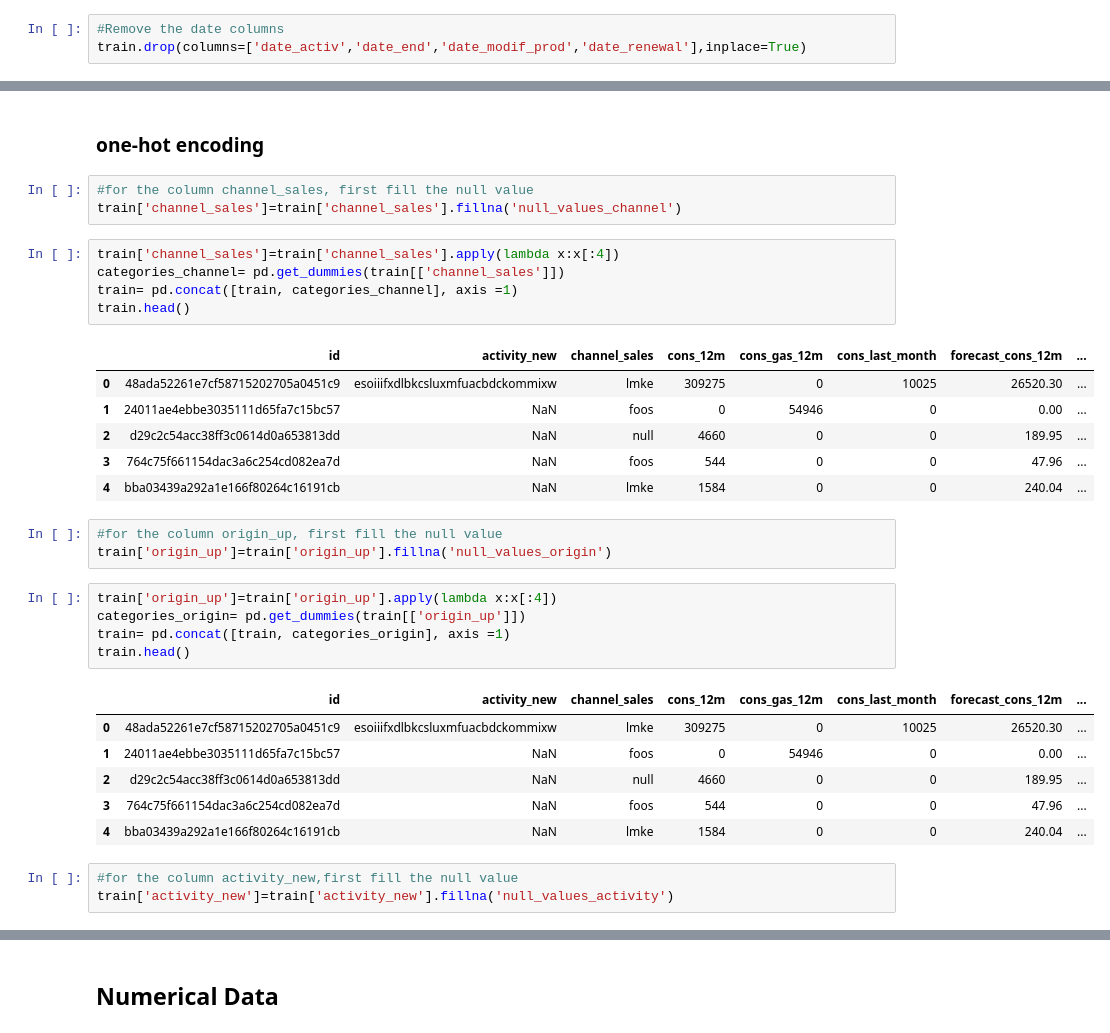
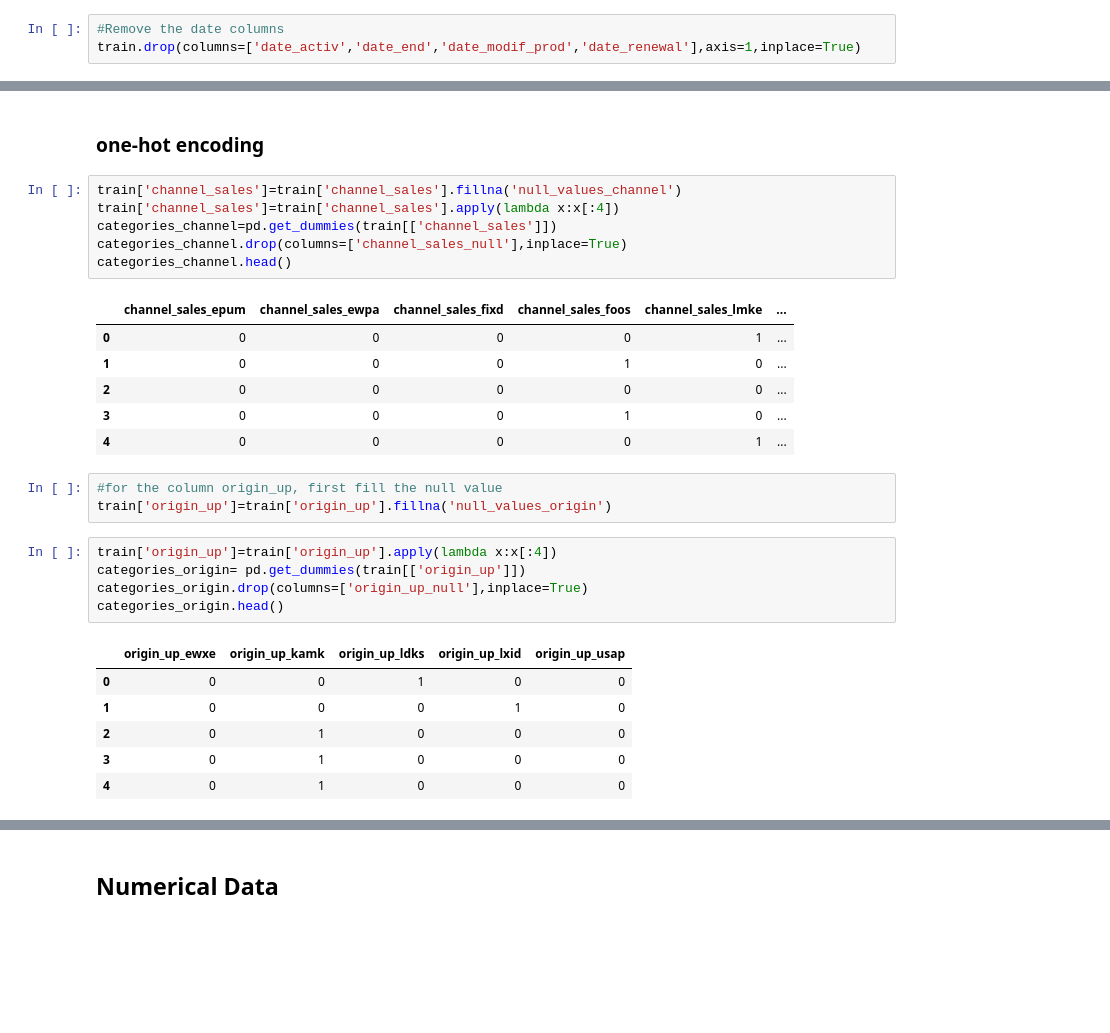
Before and after one commit to KexinYao/BCG-Data-Science-Advanced-Analytics-Virtual-Experience-Program, a Jupyter notebook: Task 3/Task 3.ipynb, the cells around one changed output, grey strips where cells are left out. Drawn from its saved outputs; the diff is of its cells as text; blank space fills up the shorter version.

```diff
--- a/Task 3/Task 3.ipynb
+++ b/Task 3/Task 3.ipynb
@@ -136,6 +135,6 @@ train.head()
 # %%
 #Remove the date columns
-train.drop(columns=['date_activ','date_end','date_modif_prod','date_renewal'],inplace=True)
+train.drop(columns=['date_activ','date_end','date_modif_prod','date_renewal'],axis=1,inplace=True)
 # %%
 train.head()
 # %% [output]
@@ -154,36 +153,31 @@ train.head()
 train['has_gas']=train['has_gas'].replace(['t','f'],[1,0])
 # %% [markdown]
 ### one-hot encoding
-# %%
-#for the column channel_sales, first fill the null value
-train['channel_sales']=train['channel_sales'].fillna('null_values_channel')
 # %%
+train['channel_sales']=train['channel_sales'].fillna('null_values_channel')
 train['channel_sales']=train['channel_sales'].apply(lambda x:x[:4])
-categories_channel= pd.get_dummies(train[['channel_sales']])
-train= pd.concat([train, categories_channel], axis =1)
-train.head()
+categories_channel=pd.get_dummies(train[['channel_sales']])
+categories_channel.drop(columns=['channel_sales_null'],inplace=True)
+categories_channel.head()
 # %% [output]
-|  | id | activity_new | channel_sales | cons_12m | cons_gas_12m | cons_last_month | forecast_cons_12m | ... |
-| 0 | 48ada52261e7cf58715202705a0451c9 | esoiiifxdlbkcsluxmfuacbdckommixw | lmke | 309275 | 0 | 10025 | 26520.30 | ... |
-| 1 | 24011ae4ebbe3035111d65fa7c15bc57 | NaN | foos | 0 | 54946 | 0 | 0.00 | ... |
-| 2 | d29c2c54acc38ff3c0614d0a653813dd | NaN | null | 4660 | 0 | 0 | 189.95 | ... |
-| 3 | 764c75f661154dac3a6c254cd082ea7d | NaN | foos | 544 | 0 | 0 | 47.96 | ... |
-| 4 | bba03439a292a1e166f80264c16191cb | NaN | lmke | 1584 | 0 | 0 | 240.04 | ... |
+|  | channel_sales_epum | channel_sales_ewpa | channel_sales_fixd | channel_sales_foos | channel_sales_lmke | ... |
+| 0 | 0 | 0 | 0 | 0 | 1 | ... |
+| 1 | 0 | 0 | 0 | 1 | 0 | ... |
+| 2 | 0 | 0 | 0 | 0 | 0 | ... |
+| 3 | 0 | 0 | 0 | 1 | 0 | ... |
+| 4 | 0 | 0 | 0 | 0 | 1 | ... |
 # %%
 #for the column origin_up, first fill the null value
 train['origin_up']=train['origin_up'].fillna('null_values_origin')
 # %%
 train['origin_up']=train['origin_up'].apply(lambda x:x[:4])
 categories_origin= pd.get_dummies(train[['origin_up']])
-train= pd.concat([train, categories_origin], axis =1)
-train.head()
+categories_origin.drop(columns=['origin_up_null'],inplace=True)
+categories_origin.head()
 # %% [output]
-|  | id | activity_new | channel_sales | cons_12m | cons_gas_12m | cons_last_month | forecast_cons_12m | ... |
-| 0 | 48ada52261e7cf58715202705a0451c9 | esoiiifxdlbkcsluxmfuacbdckommixw | lmke | 309275 | 0 | 10025 | 26520.30 | ... |
-| 1 | 24011ae4ebbe3035111d65fa7c15bc57 | NaN | foos | 0 | 54946 | 0 | 0.00 | ... |
-| 2 | d29c2c54acc38ff3c0614d0a653813dd | NaN | null | 4660 | 0 | 0 | 189.95 | ... |
-| 3 | 764c75f661154dac3a6c254cd082ea7d | NaN | foos | 544 | 0 | 0 | 47.96 | ... |
-| 4 | bba03439a292a1e166f80264c16191cb | NaN | lmke | 1584 | 0 | 0 | 240.04 | ... |
+|  | origin_up_ewxe | origin_up_kamk | origin_up_ldks | origin_up_lxid | origin_up_usap |
+| 0 | 0 | 0 | 1 | 0 | 0 |
+| 1 | 0 | 0 | 0 | 1 | 0 |
+| 2 | 0 | 1 | 0 | 0 | 0 |
+| 3 | 0 | 1 | 0 | 0 | 0 |
+| 4 | 0 | 1 | 0 | 0 | 0 |
-# %%
-#for the column activity_new,first fill the null value
-train['activity_new']=train['activity_new'].fillna('null_values_activity')
```
Also changed, not shown: parts of 10 cells of this notebook.
